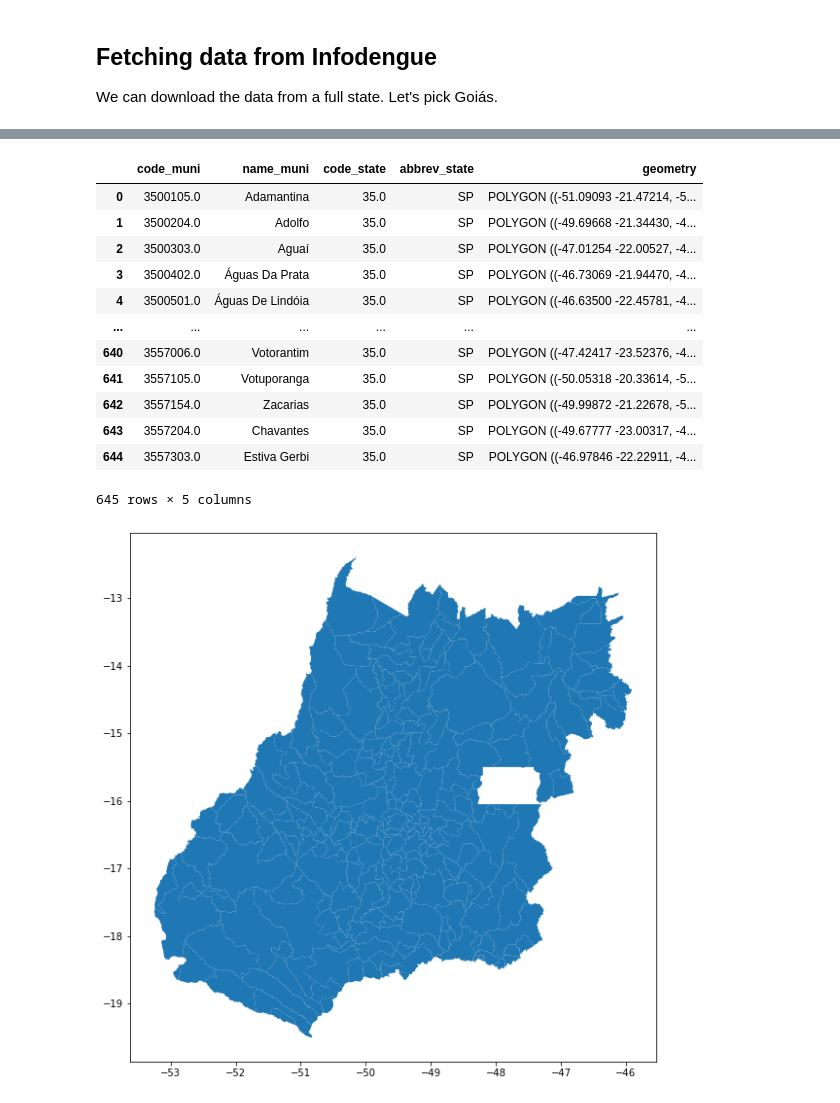
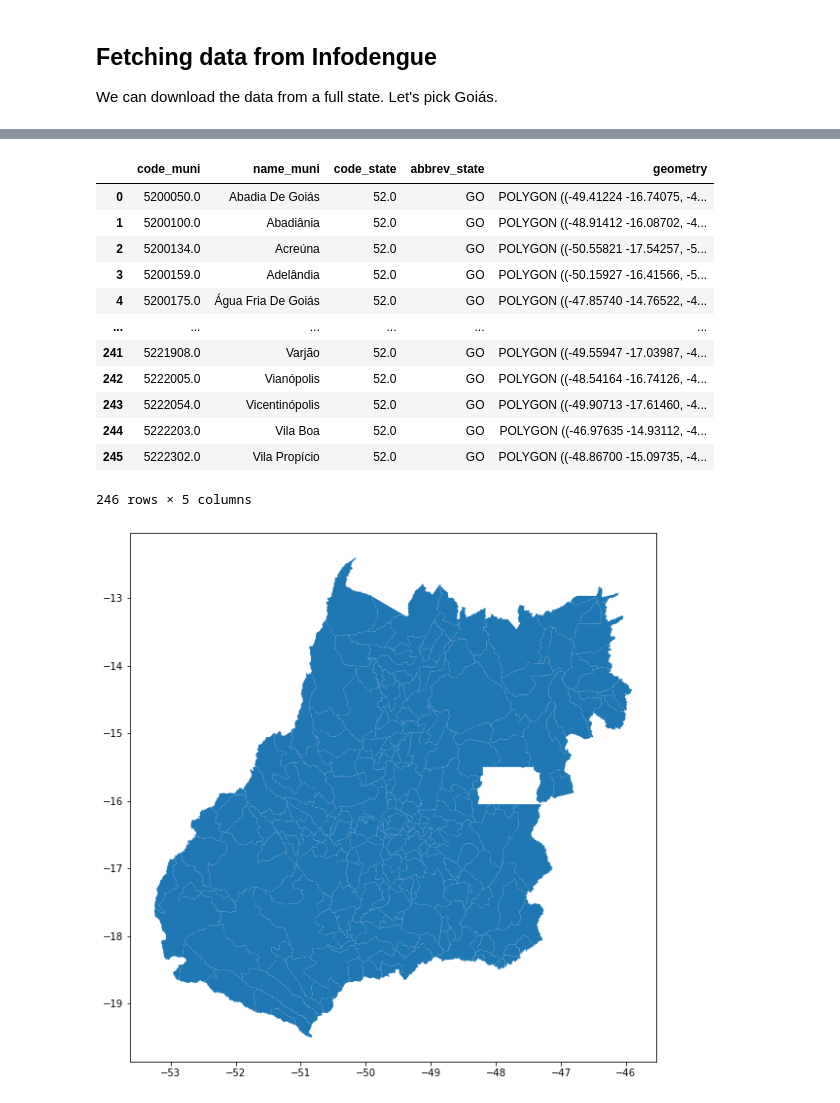
Before and after one commit to AlertaDengue/InfoDenguePredict, a Jupyter notebook: Notebooks/Spatial Exploration.ipynb, the cells around one changed output, grey strips where cells are left out. Cells and saved outputs as stored; diff of their text form; code cells hidden in the pictures.

```diff
--- a/Notebooks/Spatial Exploration.ipynb
+++ b/Notebooks/Spatial Exploration.ipynb
@@ -43,22 +43,22 @@ go
 import geopandas as gpd
 import geobr
 # %%
-municipios = geobr.read_municipality(code_muni='SP')
+municipios = geobr.read_municipality(code_muni='GO')
 municipios
 # %% [output]
 |  | code_muni | name_muni | code_state | abbrev_state | geometry |
-| 0 | 3500105.0 | Adamantina | 35.0 | SP | POLYGON ((-51.09093 -21.47214, -5... |
-| 1 | 3500204.0 | Adolfo | 35.0 | SP | POLYGON ((-49.69668 -21.34430, -4... |
-| 2 | 3500303.0 | Aguaí | 35.0 | SP | POLYGON ((-47.01254 -22.00527, -4... |
-| 3 | 3500402.0 | Águas Da Prata | 35.0 | SP | POLYGON ((-46.73069 -21.94470, -4... |
-| 4 | 3500501.0 | Águas De Lindóia | 35.0 | SP | POLYGON ((-46.63500 -22.45781, -4... |
+| 0 | 5200050.0 | Abadia De Goiás | 52.0 | GO | POLYGON ((-49.41224 -16.74075, -4... |
+| 1 | 5200100.0 | Abadiânia | 52.0 | GO | POLYGON ((-48.91412 -16.08702, -4... |
+| 2 | 5200134.0 | Acreúna | 52.0 | GO | POLYGON ((-50.55821 -17.54257, -5... |
+| 3 | 5200159.0 | Adelândia | 52.0 | GO | POLYGON ((-50.15927 -16.41566, -5... |
+| 4 | 5200175.0 | Água Fria De Goiás | 52.0 | GO | POLYGON ((-47.85740 -14.76522, -4... |
 | ... | ... | ... | ... | ... | ... |
-| 640 | 3557006.0 | Votorantim | 35.0 | SP | POLYGON ((-47.42417 -23.52376, -4... |
-| 641 | 3557105.0 | Votuporanga | 35.0 | SP | POLYGON ((-50.05318 -20.33614, -5... |
-| 642 | 3557154.0 | Zacarias | 35.0 | SP | POLYGON ((-49.99872 -21.22678, -5... |
-| 643 | 3557204.0 | Chavantes | 35.0 | SP | POLYGON ((-49.67777 -23.00317, -4... |
-| 644 | 3557303.0 | Estiva Gerbi | 35.0 | SP | POLYGON ((-46.97846 -22.22911, -4... |
+| 241 | 5221908.0 | Varjão | 52.0 | GO | POLYGON ((-49.55947 -17.03987, -4... |
+| 242 | 5222005.0 | Vianópolis | 52.0 | GO | POLYGON ((-48.54164 -16.74126, -4... |
+| 243 | 5222054.0 | Vicentinópolis | 52.0 | GO | POLYGON ((-49.90713 -17.61460, -4... |
+| 244 | 5222203.0 | Vila Boa | 52.0 | GO | POLYGON ((-46.97635 -14.93112, -4... |
+| 245 | 5222302.0 | Vila Propício | 52.0 | GO | POLYGON ((-48.86700 -15.09735, -4... |
-645 rows × 5 columns
+246 rows × 5 columns
 # %%
 municipios['code_muni'] = municipios.code_muni.astype('int')
 municipios.plot(figsize=(10,10));
```
Also changed, not shown: parts of 10 cells of this notebook, 1 other file.
